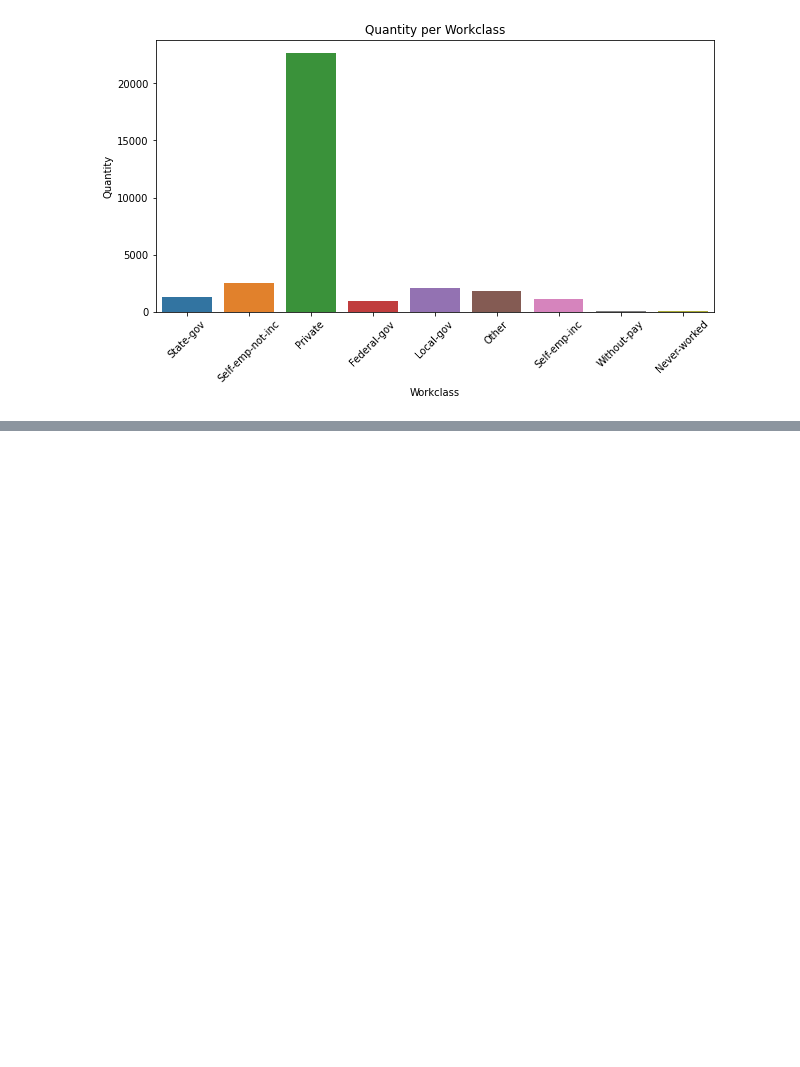
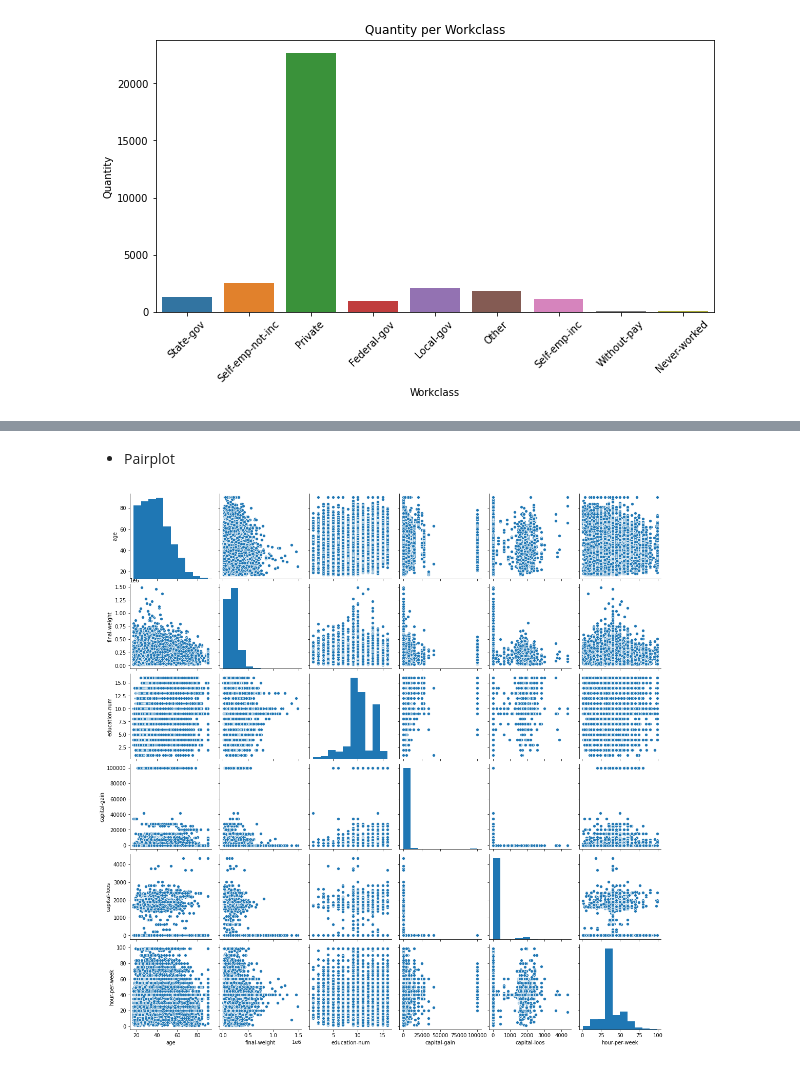
Before and after one commit to Mario-RJunior/census-analysis, a Jupyter notebook: census.ipynb, the cells around one changed output, grey strips where cells are left out. Cells and saved outputs as stored; diff of their text form; code cells hidden in the pictures; blank space fills up the shorter version.

Commit message:
Add pairplot

```diff
--- a/census.ipynb
+++ b/census.ipynb
@@ -106,0 +120,7 @@ plt.show()
+# %% [markdown]
+- Pairplot
+# %%
+sns.pairplot(data=df)
+plt.show()
+# %% [output]
+[figure, added]
```
Also changed, not shown: parts of 3 cells of this notebook.
